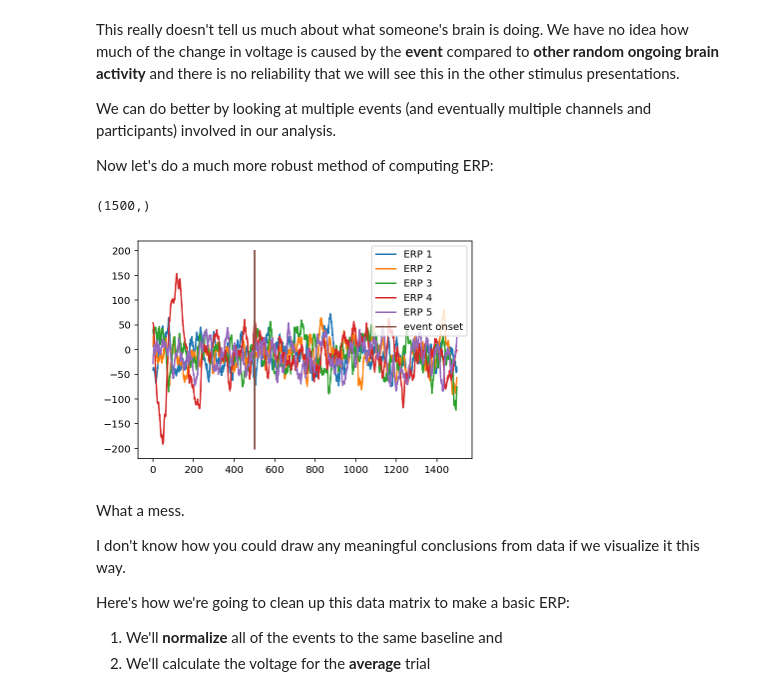
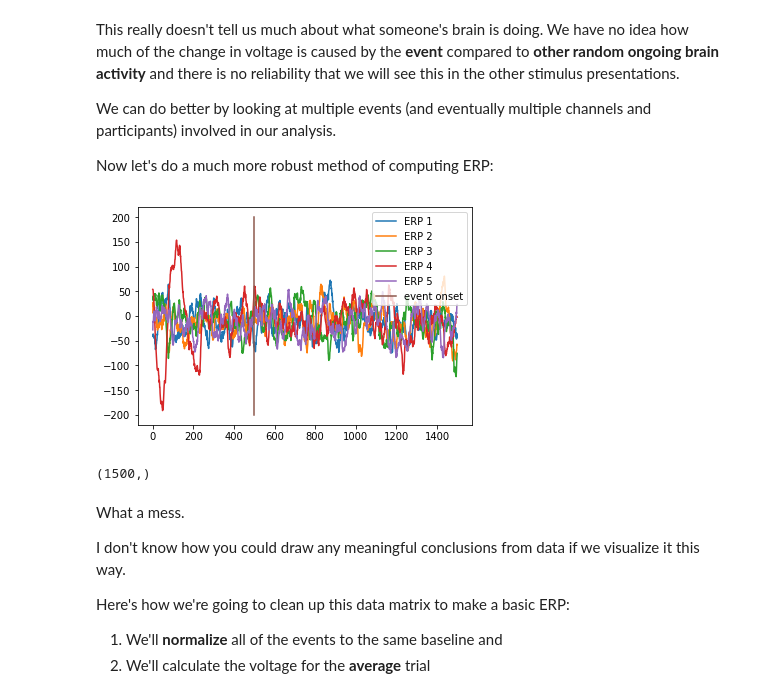
Before and after one commit to voytekresearch/Tutorials, a Jupyter notebook: 04-EventRelatedPotentials.ipynb, the cells around one changed output. Drawn from its saved outputs; the diff is of its cells as text; code cells hidden in the pictures.

```diff
--- a/04-EventRelatedPotentials.ipynb
+++ b/04-EventRelatedPotentials.ipynb
@@ -75,16 +75,17 @@ Now let's do a much more robust method of computing ERP:
 # %%
 #Let's look at ERP's of 5 events next to eachother
 
 for event in range(len(event_inds)):
     this_ERP = data[event_inds[event]-timewin[0]:event_inds[event] + timewin[1]]
     plt.plot(this_ERP,label = 'ERP ' +str(event+1))
 
 plt.plot([500,500], [-200, 200],label = 'event onset')
-legend()
+plt.legend()
+plt.show()
 print(my_ERP.shape)
 # %% [output]
+[figure, new version]
 (1500,)
-[figure, old version]
 # %% [markdown]
 What a mess.
 
```
Also changed, not shown: parts of 3 cells of this notebook, 4 other files.
